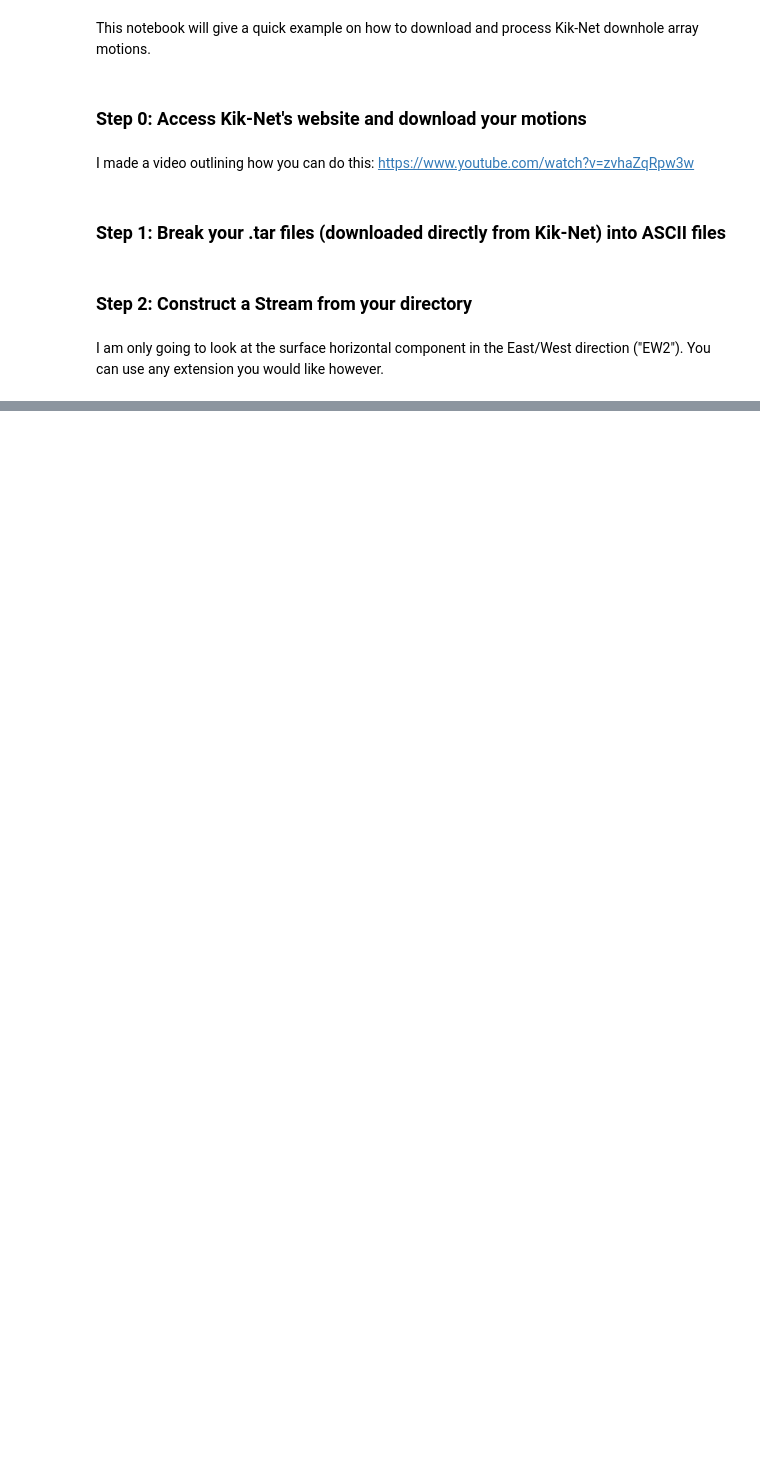
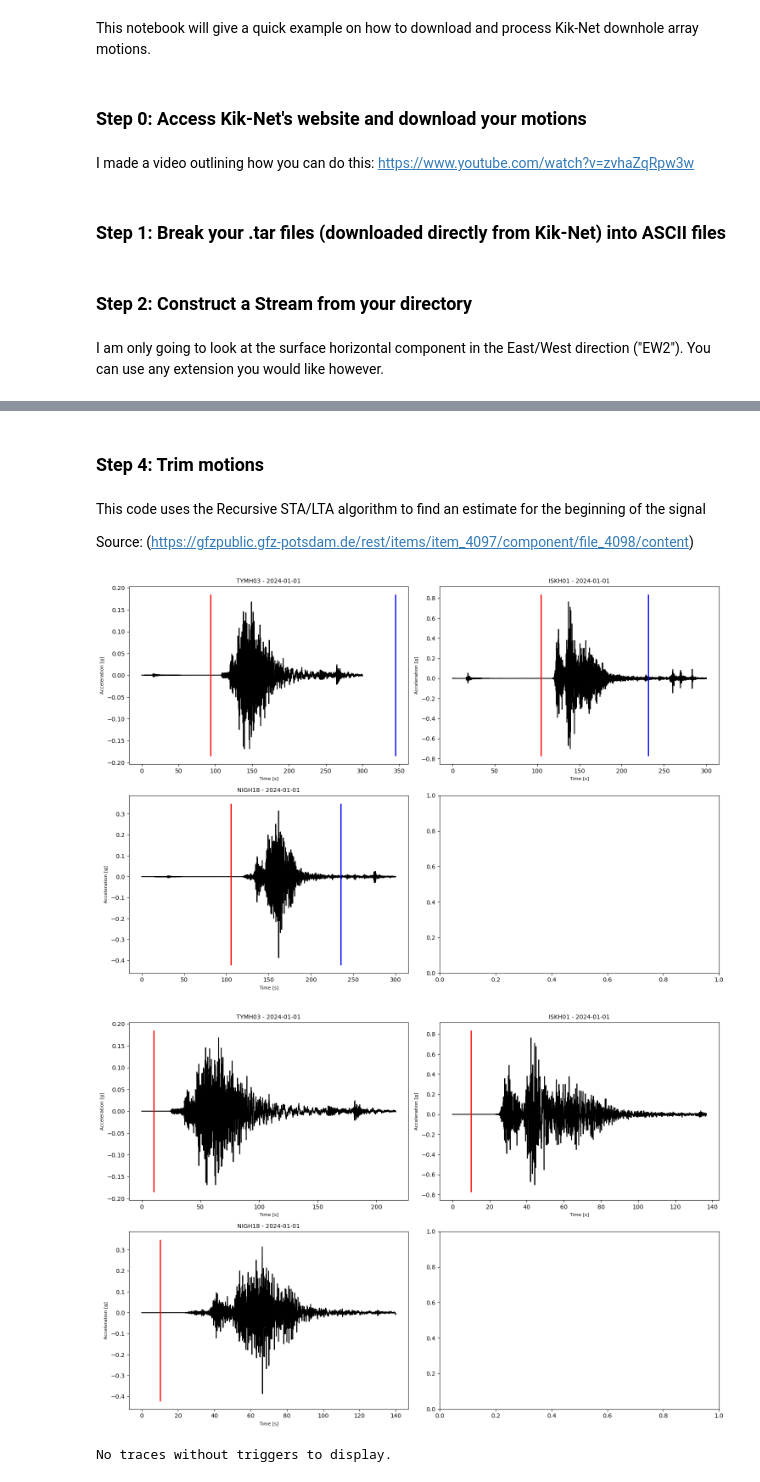
Before and after one commit to GBerse/datools, a Jupyter notebook: examples/example_1.ipynb, the cells around one changed output, grey strips where cells are left out. Cells and saved outputs as stored; diff of their text form; code cells hidden in the pictures; blank space fills up the shorter version.

```diff
--- a/examples/example_1.ipynb
+++ b/examples/example_1.ipynb
@@ -24,0 +45,12 @@ st = datools.signal_processing.genstream("data/example_kik","EW2")
+# %% [markdown]
+### Step 4: Trim motions
+# %% [markdown]
+This code uses the Recursive STA/LTA algorithm to find an estimate for the beginning of the signal
+
+Source: (https://gfzpublic.gfz-potsdam.de/rest/items/item_4097/component/file_4098/content)
+# %%
+new_st, trigger_data, no_trigger_stream = datools.signal_processing.narrowstream(st, 25, 45, 15)
+# %% [output]
+[figure, added]
+[figure, added]
+No traces without triggers to display.
```
Also changed, not shown: parts of 20 cells of this notebook, 3 other files.
